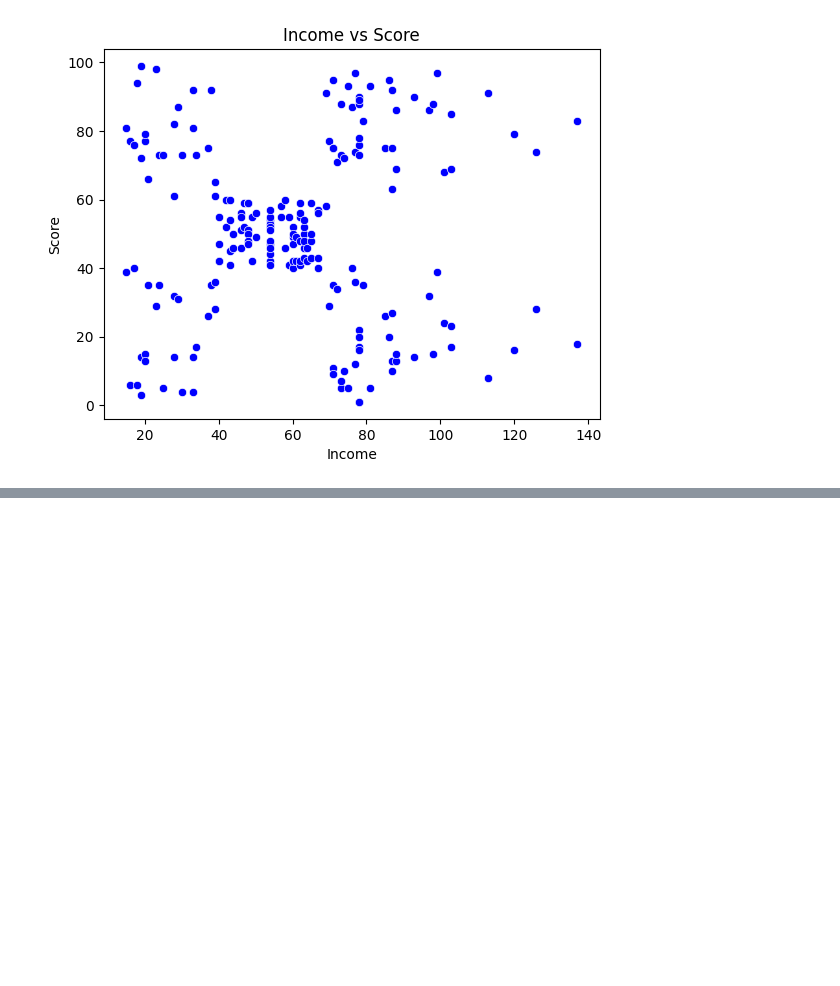
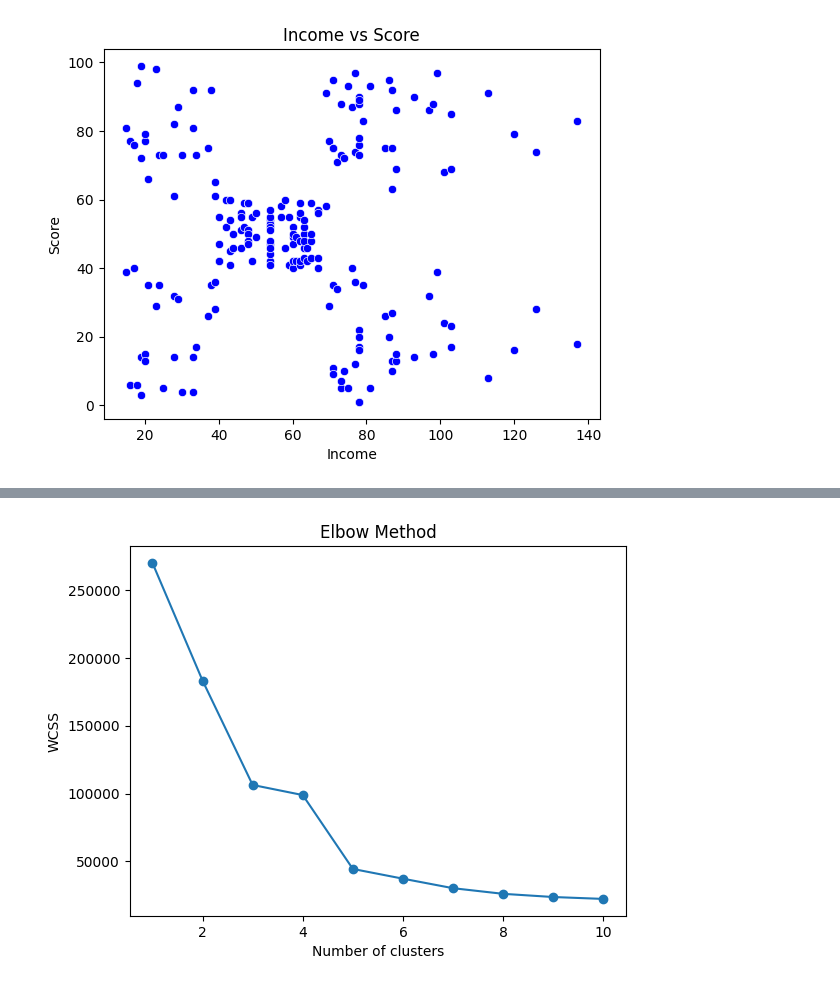
Before and after one commit to misalsathsara/Machine-Learning-Basic, a Jupyter notebook: K-Means_Clustering.ipynb, the cells around one changed output, grey strips where cells are left out. Cells and saved outputs as stored; diff of their text form; code cells hidden in the pictures; blank space fills up the shorter version.

```diff
--- a/K-Means_Clustering.ipynb
+++ b/K-Means_Clustering.ipynb
@@ -99,3 +99,11 @@ plt.title('Income vs Score')
 # %% [output]
 Text(0.5, 1.0, 'Income vs Score')
 [figure]
+# %%
+k_values = range(1, 11)
+wcss_error = [] # define wcss
+for k in k_values:
+    model = KMeans(n_clusters=k)
+    model.fit(data[['Income', 'Score']])
+    wcss_error.append(model.inertia_)
+# obtain the wcss to get the elbow method and get the best k value
@@ -101,0 +123,9 @@ Text(0.5, 1.0, 'Income vs Score')
+# %%
+# create the elbow plot
+plt.plot(k_values, wcss_error, marker='o')
+plt.title('Elbow Method')
+plt.xlabel('Number of clusters')
+plt.ylabel('WCSS')
+plt.show()
+# %% [output]
+[figure, added]
```
Also changed, not shown: parts of 14 cells of this notebook, 5 other files.
